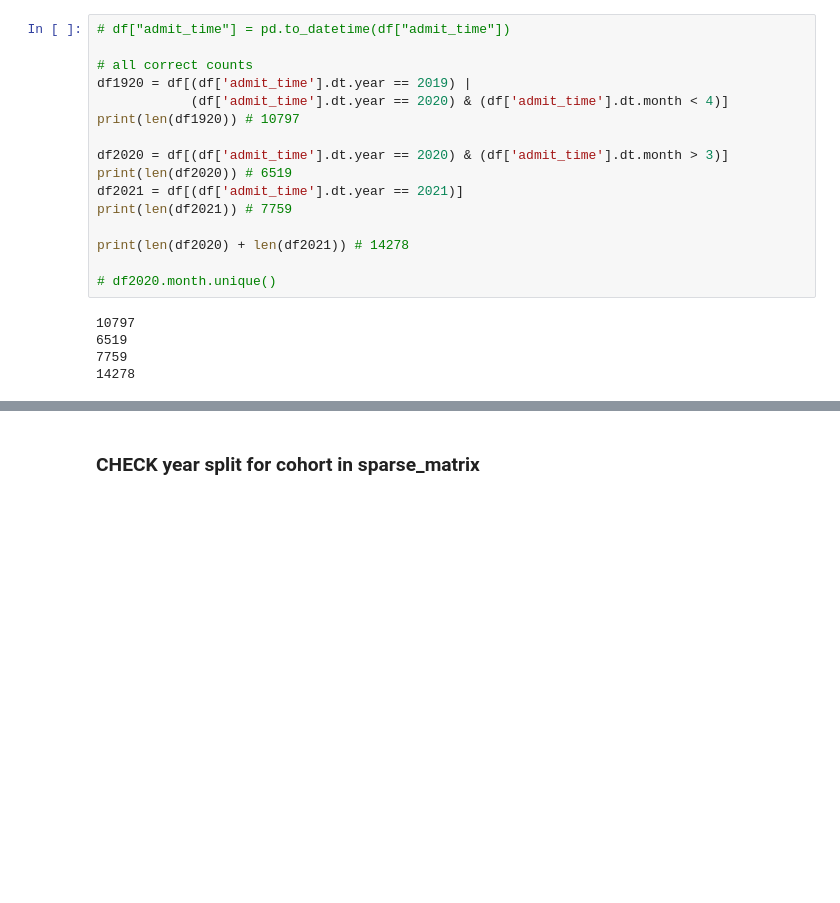
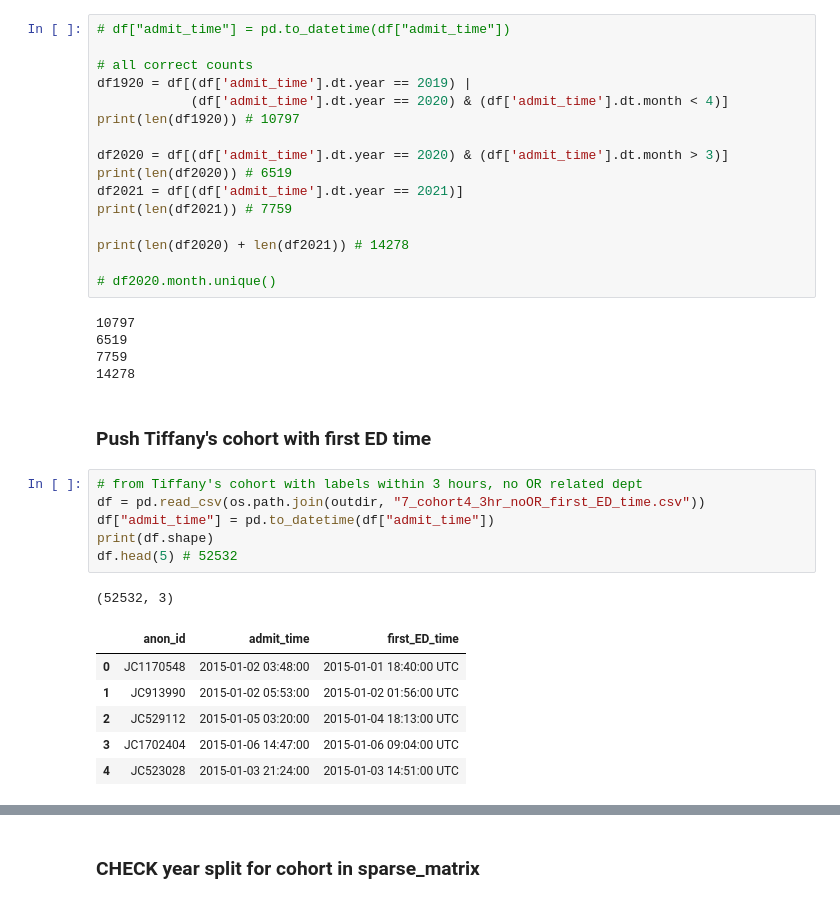
Before and after one commit to Minh084/TDA, a Jupyter notebook: shc2021/shc2021_data_BQ.ipynb, the cells around one changed output, grey strips where cells are left out. Saved outputs shown, nothing was run; the diff lists cells and outputs as text; blank space fills up the shorter version.

Commit message:
combine and clean 5_1 and 5_2 nb to get new time features

```diff
--- a/shc2021/shc2021_data_BQ.ipynb
+++ b/shc2021/shc2021_data_BQ.ipynb
@@ -449,3 +449,19 @@ print(len(df2020) + len(df2021)) # 14278
 6519
 7759
 14278
+# %% [markdown]
+### Push Tiffany's cohort with first ED time
+# %%
+# from Tiffany's cohort with labels within 3 hours, no OR related dept
+df = pd.read_csv(os.path.join(outdir, "7_cohort4_3hr_noOR_first_ED_time.csv"))
+df["admit_time"] = pd.to_datetime(df["admit_time"])
+print(df.shape)
+df.head(5) # 52532
+# %% [output]
+(52532, 3)
+|  | anon_id | admit_time | first_ED_time |
+| 0 | JC1170548 | 2015-01-02 03:48:00 | 2015-01-01 18:40:00 UTC |
+| 1 | JC913990 | 2015-01-02 05:53:00 | 2015-01-02 01:56:00 UTC |
+| 2 | JC529112 | 2015-01-05 03:20:00 | 2015-01-04 18:13:00 UTC |
+| 3 | JC1702404 | 2015-01-06 14:47:00 | 2015-01-06 09:04:00 UTC |
+| 4 | JC523028 | 2015-01-03 21:24:00 | 2015-01-03 14:51:00 UTC |
```
Also changed, not shown: parts of 3 cells of this notebook, 3 other files.
